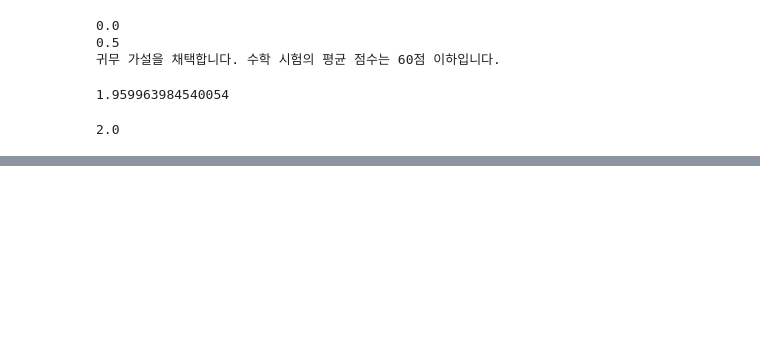
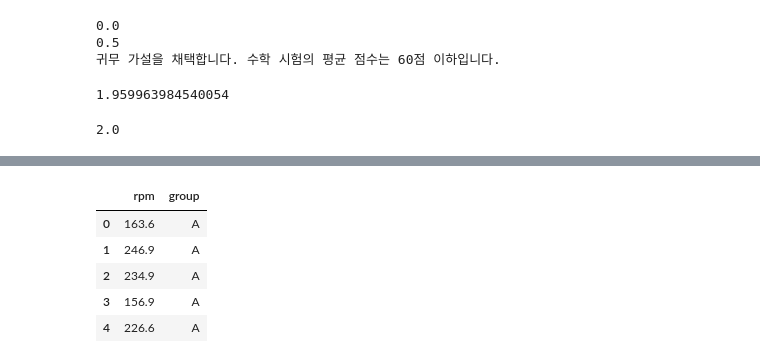
Before and after one commit to Minju-nimm/BDA_Certificate, a Jupyter notebook: 작업형3/예상문제1.ipynb, the cells around one changed output, grey strips where cells are left out. Saved outputs shown, nothing was run; the diff lists cells and outputs as text; code cells hidden in the pictures; blank space fills up the shorter version.

```diff
--- a/작업형3/예상문제1.ipynb
+++ b/작업형3/예상문제1.ipynb
@@ -230,0 +341,11 @@ print(z)
+# %%
+import pandas as pd
+df = pd.read_csv('https://raw.githubusercontent.com/Datamanim/datarepo/main/krdatacertificate/e3_p3_2_.csv')
+df.head()
+# %% [output]
+|  | rpm | group |
+| 0 | 163.6 | A |
+| 1 | 246.9 | A |
+| 2 | 234.9 | A |
+| 3 | 156.9 | A |
+| 4 | 226.6 | A |
```
Also changed, not shown: parts of 37 cells of this notebook.
